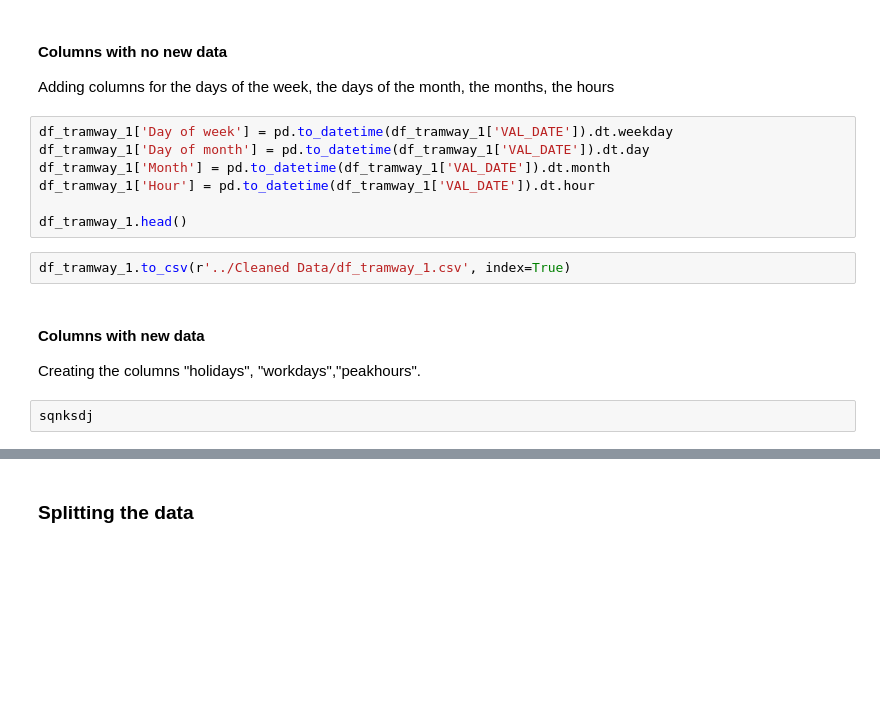
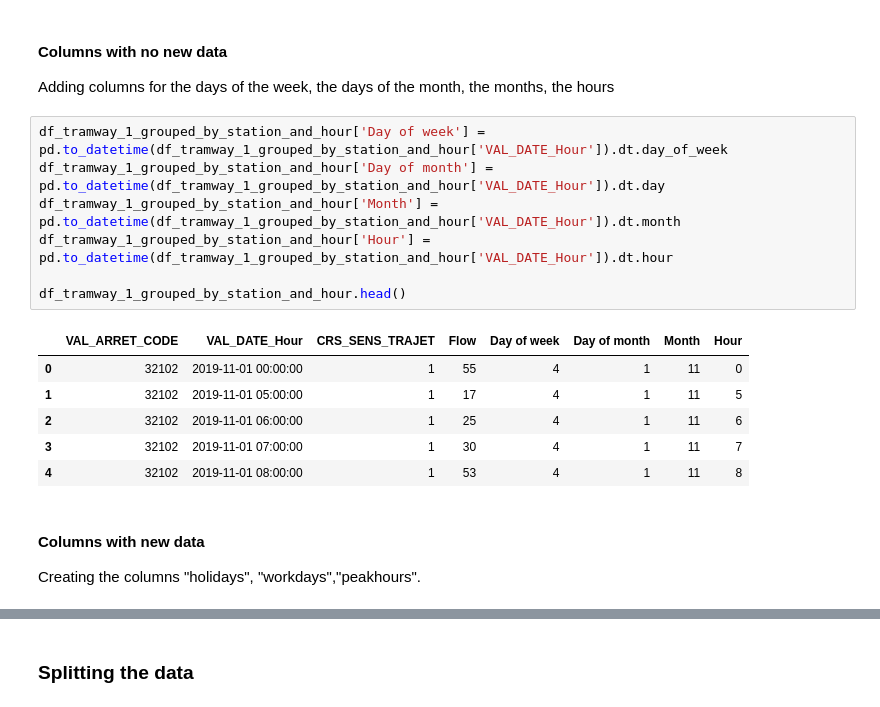
Before and after one commit to chloeruiz0300/Project, a Jupyter notebook: Notebooks/Data Preparation.ipynb, the cells around one changed output, grey strips where cells are left out. Drawn from its saved outputs; the diff is of its cells as text; blank space fills up the shorter version.

Commit message:
Almost finishing the data preparation

```diff
--- a/Notebooks/Data Preparation.ipynb
+++ b/Notebooks/Data Preparation.ipynb
@@ -116,16 +137,19 @@ df_tramway_1
 #### Columns with no new data
 Adding columns for the days of the week, the days of the month, the months, the hours
 # %%
-df_tramway_1['Day of week'] = pd.to_datetime(df_tramway_1['VAL_DATE']).dt.weekday
-df_tramway_1['Day of month'] = pd.to_datetime(df_tramway_1['VAL_DATE']).dt.day
-df_tramway_1['Month'] = pd.to_datetime(df_tramway_1['VAL_DATE']).dt.month
-df_tramway_1['Hour'] = pd.to_datetime(df_tramway_1['VAL_DATE']).dt.hour
+df_tramway_1_grouped_by_station_and_hour['Day of week'] = pd.to_datetime(df_tramway_1_grouped_by_station_and_hour['VAL_DATE_Hour']).dt.day_of_week
+df_tramway_1_grouped_by_station_and_hour['Day of month'] = pd.to_datetime(df_tramway_1_grouped_by_station_and_hour['VAL_DATE_Hour']).dt.day
+df_tramway_1_grouped_by_station_and_hour['Month'] = pd.to_datetime(df_tramway_1_grouped_by_station_and_hour['VAL_DATE_Hour']).dt.month
+df_tramway_1_grouped_by_station_and_hour['Hour'] = pd.to_datetime(df_tramway_1_grouped_by_station_and_hour['VAL_DATE_Hour']).dt.hour
 
-df_tramway_1.head()
+df_tramway_1_grouped_by_station_and_hour.head()
+# %% [output]
+|  | VAL_ARRET_CODE | VAL_DATE_Hour | CRS_SENS_TRAJET | Flow | Day of week | Day of month | Month | Hour |
+| 0 | 32102 | 2019-11-01 00:00:00 | 1 | 55 | 4 | 1 | 11 | 0 |
+| 1 | 32102 | 2019-11-01 05:00:00 | 1 | 17 | 4 | 1 | 11 | 5 |
+| 2 | 32102 | 2019-11-01 06:00:00 | 1 | 25 | 4 | 1 | 11 | 6 |
+| 3 | 32102 | 2019-11-01 07:00:00 | 1 | 30 | 4 | 1 | 11 | 7 |
+| 4 | 32102 | 2019-11-01 08:00:00 | 1 | 53 | 4 | 1 | 11 | 8 |
-# %%
-df_tramway_1.to_csv(r'../Cleaned Data/df_tramway_1.csv', index=True)
 # %% [markdown]
 #### Columns with new data
 Creating the columns "holidays", "workdays","peakhours".
-# %%
-sqnksdj
```
Also changed, not shown: parts of 10 cells of this notebook, 2 other files.
